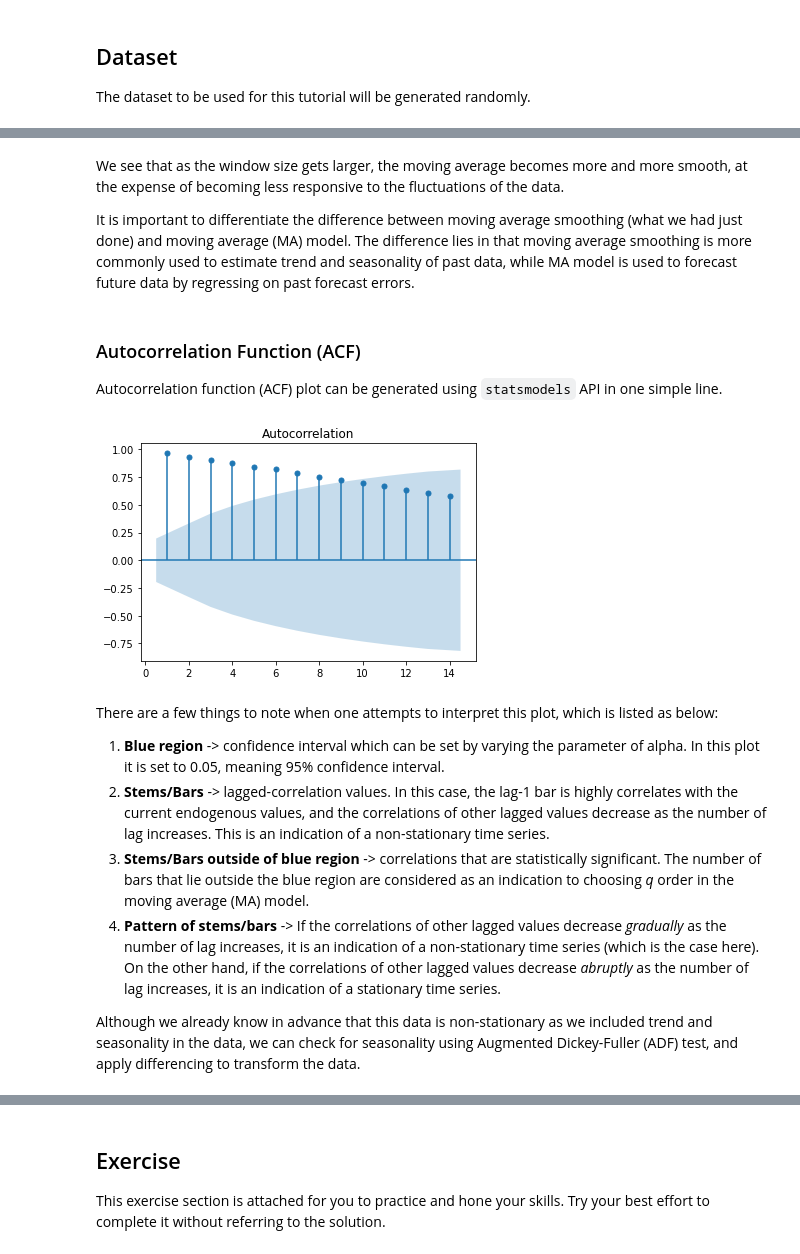
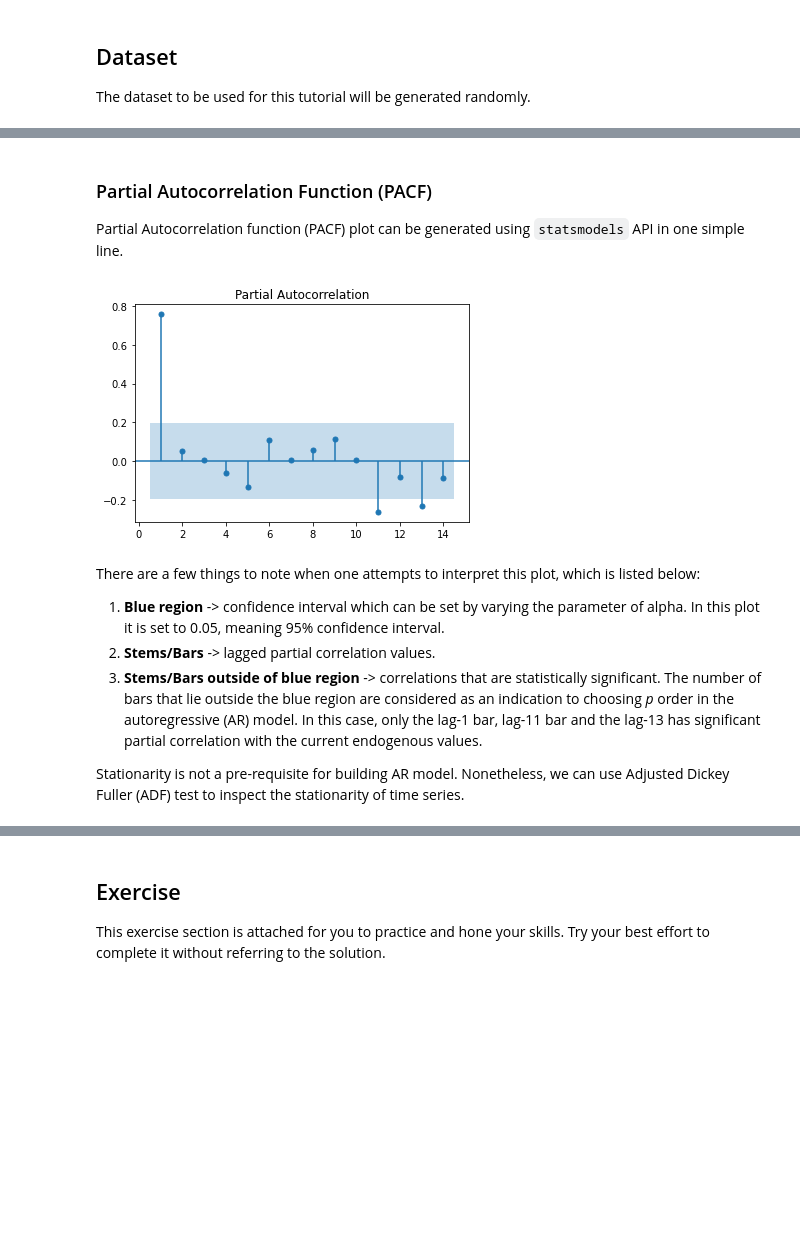
Before and after one commit to CertifaiAI/time-series-labs, a Jupyter notebook: notebook/Solution/02 - AR is not Augmented Reality.ipynb, the cells around one changed output, grey strips where cells are left out. Saved outputs shown, nothing was run; the diff lists cells and outputs as text; code cells hidden in the pictures; blank space fills up the shorter version.

```diff
--- a/notebook/Solution/02 - AR is not Augmented Reality.ipynb
+++ b/notebook/Solution/02 - AR is not Augmented Reality.ipynb
@@ -66,18 +62,12 @@ np.random.seed(38)
 # time component
 time_steps = np.arange(100)
 
-# moving average data
-noise = np.random.normal(loc=0, scale=6.5, size=len(time_steps))
-trend = time_steps * 2.75
-seasonality = 10 + np.sin(time_steps * 0.25) * 20
-generated_data = trend + seasonality + noise
-
 # autocorrelated data
 begin_value = 3
-autocorrelated_data = np.empty_like(time, dtype='float')
-for t in time:
-    lagged[t] = begin_value + np.random.normal(loc=0, scale=2.5, size=1)
-    seed = lagged[t]
+generated_data = np.empty_like(time_steps, dtype='float')
+for t in time_steps:
+    generated_data[t] = begin_value + np.random.normal(loc=0, scale=2.5, size=1)
+    seed = generated_data[t]
     if t > 0:
-        lagged[t] = lagged[t] + (0.7 * lagged[t-1])
+        generated_data[t] = generated_data[t] + (0.7 * generated_data[t-1])
 # %% [markdown]
@@ -137,20 +96,15 @@ generate_time_plot(time_steps, generated_data, time_steps, series_lag_13, overla
-# %% [markdown]
-We see that as the window size gets larger, the moving average becomes more and more smooth, at the expense of becoming less responsive to the fluctuations of the data.
-
-It is important to differentiate the difference between moving average smoothing (what we had just done) and moving average (MA) model. The difference lies in that moving average smoothing is more commonly used to estimate trend and seasonality of past data, while MA model is used to forecast future data by regressing on past forecast errors.
 # %% [markdown]
-### <a name="acf">Autocorrelation Function (ACF)</a>
-Autocorrelation function (ACF) plot can be generated using `statsmodels` API in one simple line.
+### Partial Autocorrelation Function (PACF)
+Partial Autocorrelation function (PACF) plot can be generated using `statsmodels` API in one simple line.
 # %%
-plot_acf(generated_data, lags=range(1,15), alpha=0.05);
+plot_pacf(generated_data, lags=range(1,15), alpha=0.05);
 # %% [output]
-[figure, old version]
+[figure, new version]
 # %% [markdown]
-There are a few things to note when one attempts to interpret this plot, which is listed as below:
+There are a few things to note when one attempts to interpret this plot, which is listed below:
 
 1. **Blue region** -> confidence interval which can be set by varying the parameter of alpha. In this plot it is set to 0.05, meaning 95% confidence interval.
-2. **Stems/Bars** -> lagged-correlation values. In this case, the lag-1 bar is highly correlates with the current endogenous values, and the correlations of other lagged values decrease as the number of lag increases. This is an indication of a non-stationary time series.
-3. **Stems/Bars outside of blue region** -> correlations that are statistically significant. The number of bars that lie outside the blue region are considered as an indication to choosing *q* order in the moving average (MA) model.
-4. **Pattern of stems/bars** -> If the correlations of other lagged values decrease *gradually* as the number of lag increases, it is an indication of a non-stationary time series (which is the case here). On the other hand, if the correlations of other lagged values decrease *abruptly* as the number of lag increases, it is an indication of a stationary time series.
+2. **Stems/Bars** -> lagged partial correlation values.
+3. **Stems/Bars outside of blue region** -> correlations that are statistically significant. The number of bars that lie outside the blue region are considered as an indication to choosing *p* order in the autoregressive (AR) model. In this case, only the lag-1 bar, lag-11 bar and the lag-13 has significant partial correlation with the current endogenous values.
 
-Although we already know in advance that this data is non-stationary as we included trend and seasonality in the data, we can check for seasonality using Augmented Dickey-Fuller (ADF) test, and apply differencing to transform the data.
+Stationarity is not a pre-requisite for building AR model. Nonetheless, we can use Adjusted Dickey Fuller (ADF) test to inspect the stationarity of time series.
```
Also changed, not shown: parts of 61 cells of this notebook, 1 other file.
